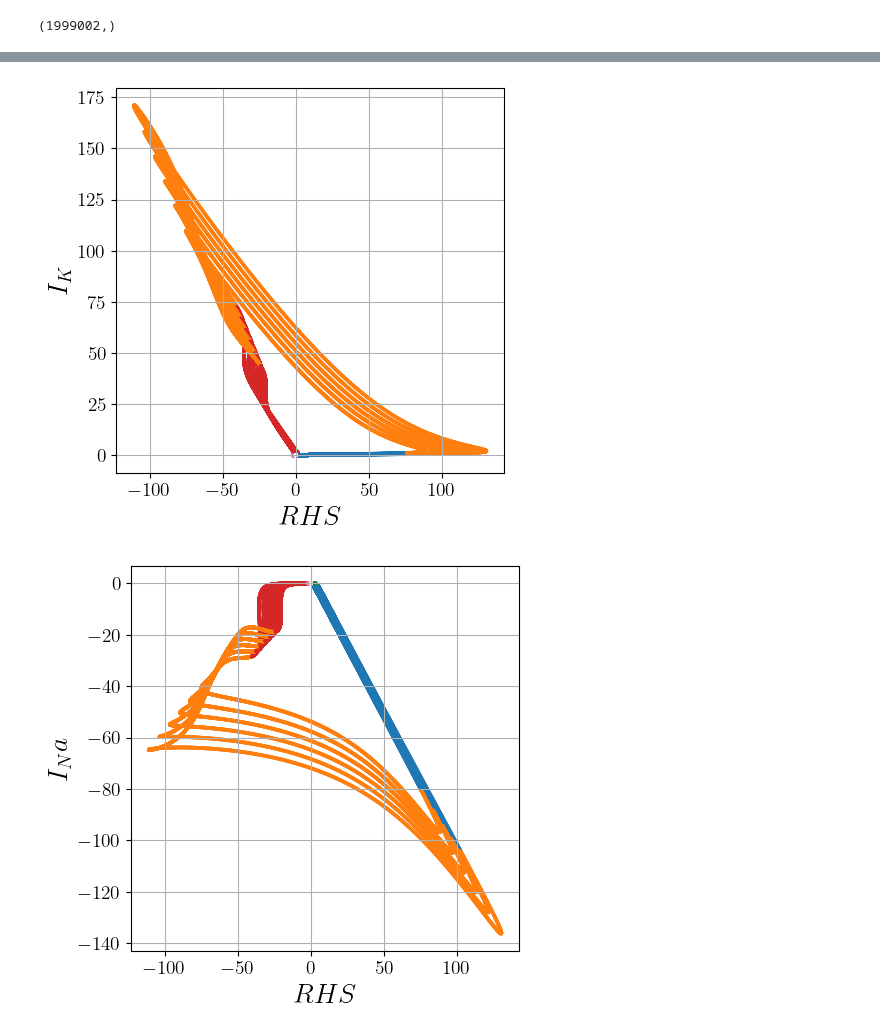
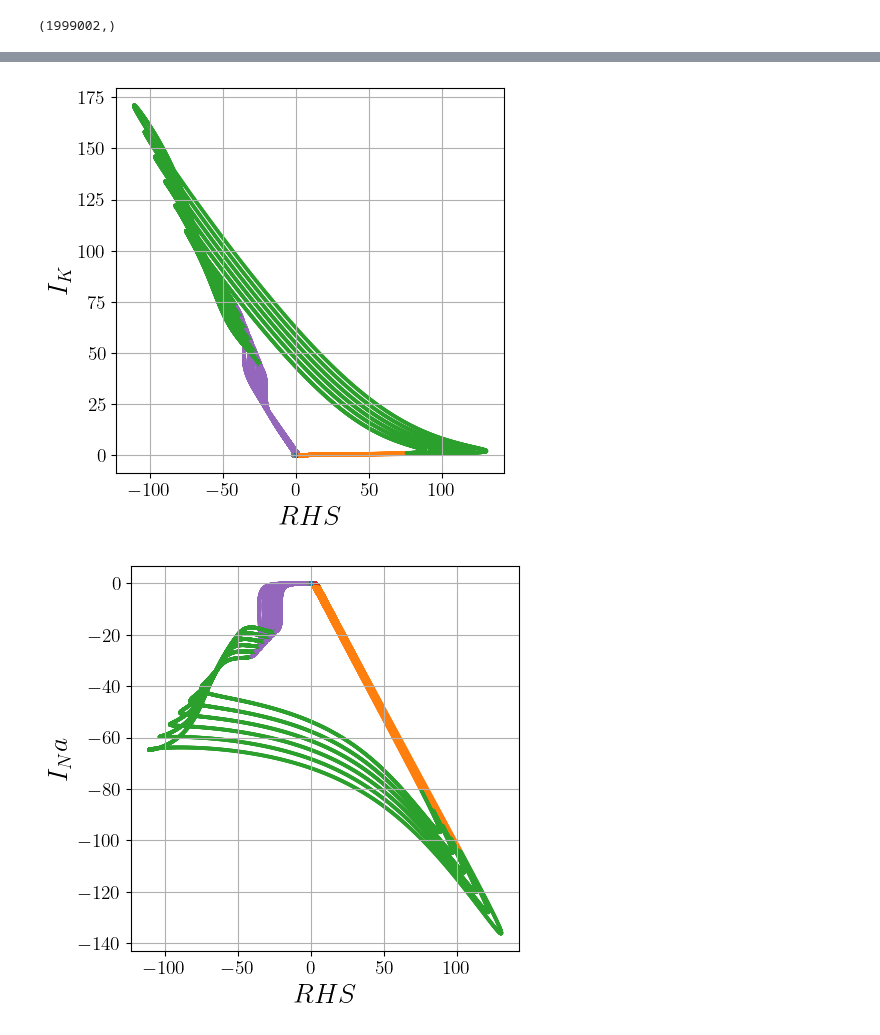
Before and after one commit to tbreitburd/Learning-Dominant-Physical-Processes-using-Unsupervised-Learning-Techniques-, a Jupyter notebook: Notebooks/Bursting_Neuron.ipynb, the cells around one changed output, grey strips where cells are left out. Drawn from its saved outputs; the diff is of its cells as text; code cells hidden in the pictures.

```diff
--- a/Notebooks/Bursting_Neuron.ipynb
+++ b/Notebooks/Bursting_Neuron.ipynb
@@ -220,7 +220,7 @@ pf.plot_spca_residuals(alphas, err)
 [figure]
 # %%
 # Set the alpha regularization term to 40
-alpha = 90
+alpha = 110
 # Initialize the sparse PCA model
 spca_model = np.zeros((n_clusters, nfeatures))
 
@@ -333,22 +342,24 @@ plot_clusters_neuron(t_sub, V_sub, cluster_sub)
 # %%
 def plot_clusters_neuron_terms(term_1, term_2, label_1, label_2, cluster):
     plt.figure(figsize=(5, 5))
-    plt.scatter(term_1, term_2, c=cluster, vmin=-0.5, vmax=cm.N - 0.5, cmap=cm, s=3)
+    plt.scatter(term_1, term_2, c=cluster + 1, vmin=-0.5, vmax=cm.N - 0.5, cmap=cm, s=3)
     plt.xlabel(r"{0}".format(label_1))
     plt.ylabel(r"{0}".format(label_2))
     plt.grid()
 # %%
 # Plot the clusters for 3 projections, as in the paper.
+idx = np.where((t > 5.5) & (t < 9.5))[0]
+cluster_sub = balance_idx[idx]
 I_K_sub = I_K[idx]
 RHS_sub = C_M[0] * V_dot[idx]
 plot_clusters_neuron_terms(RHS_sub, I_K_sub, "$RHS$", "$I_K$", cluster_sub)
 
 I_Na_sub = I_Na[idx]
 plot_clusters_neuron_terms(RHS_sub, I_Na_sub, "$RHS$", "$I_Na$", cluster_sub)
 
 ISI_sub = I_SI[idx]
 I_CaP_sub = I_CaP[idx]
 plot_clusters_neuron_terms(I_CaP_sub, ISI_sub, "$I_CaP$", "$I_SI$", cluster_sub)
 # %% [output]
-[figure, old version]
+[figure, new version]
-[figure, old version]
+[figure, new version]
```
Also changed, not shown: parts of 11 cells of this notebook.
